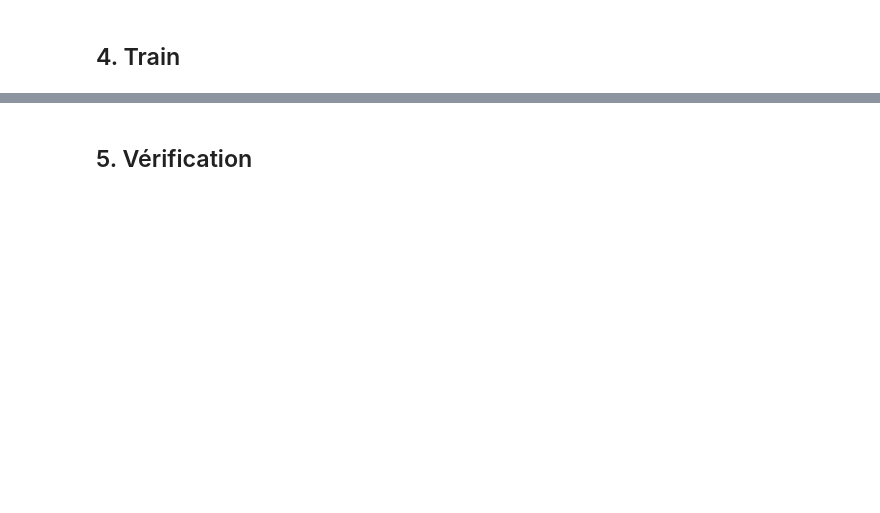
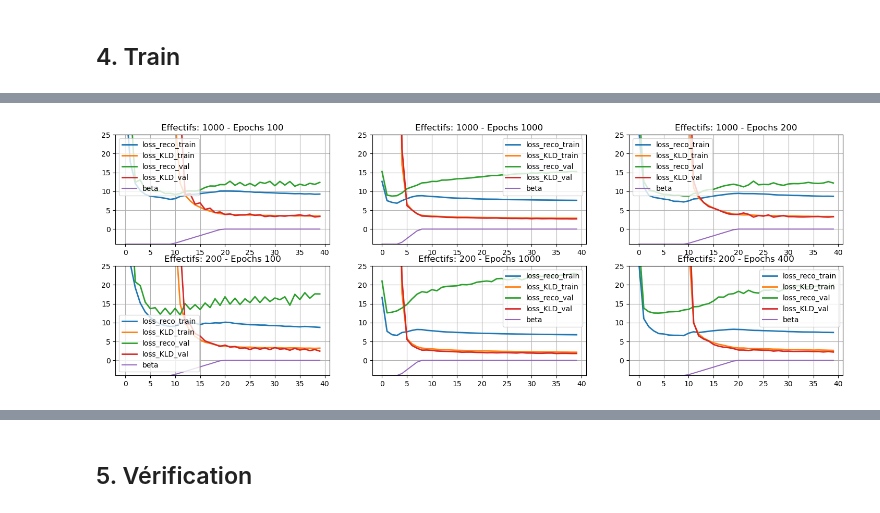
Before and after one commit to 77Michaux/VAE-HBN-MNIST, a Jupyter notebook: 01 - Train VAE.ipynb, the cells around one changed output, grey strips where cells are left out. Saved outputs shown, nothing was run; the diff lists cells and outputs as text; code cells hidden in the pictures; blank space fills up the shorter version.

```diff
--- a/01 - Train VAE.ipynb
+++ b/01 - Train VAE.ipynb
@@ -44,11 +42,2 @@ X_train.shape, X_val.shape
 # %% [output]
 ((60000, 1, 28, 28), (10000, 1, 28, 28))
-# %%
-path = r"datas/rt-mnist.npz"
-keys = ["masks"] # , "MUS", "STDS"
-M = None
-with np.load(path) as f:
-    M = [f[k] for k in keys]
-
-M = M[0]
-M.shape
@@ -337,0 +267,37 @@ global_path
+# %%
+results_rep = f"results\\VAE\\D_{D}-beta_{beta}-eff_{200}-epoch_{400}"
+AVG_loss = pd.read_csv(results_rep + "\\loss.csv")
+Val_loss = pd.read_csv(results_rep + "\\validation_loss.csv")
+learning_rates = pd.read_csv(results_rep + "\\learning_rate.csv")
+# %%
+reps = os.listdir(f"results\\VAE")[:-2]
+fig = plt.figure(len(reps), figsize = (18, 6))
+
+for r, rep in enumerate(reps) :
+    ef, ep = [int(e.split("_")[-1]) for e in rep.split("-")[-2:]]
+    results_rep = f"results\\VAE\\D_{D}-beta_{beta}-eff_{ef}-epoch_{ep}"
+
+    AVG_loss = pd.read_csv(results_rep + "\\loss.csv")
+    Val_loss = pd.read_csv(results_rep + "\\validation_loss.csv")
+    learning_rates = pd.read_csv(results_rep + "\\learning_rate.csv")
+
+    length = np.prod(np.array(AVG_loss).shape)
+    length_2 = np.prod(np.array(Val_loss).shape)
+    n = 40
+    idx = 0
+
+    plt.subplot(2, 3, r+1)
+    a_range = np.arange(idx, n)
+    a_train = np.array(AVG_loss).reshape(n, length//(n*3), 3).mean(axis = 1)[:, 1:]
+    a_val = np.array(Val_loss).reshape(n, length_2//(n*3), 3).mean(axis = 1)[:, 1:]
+    a2 = np.array(learning_rates)[:, -1:].reshape(n, length//(n*3), 1).mean(axis = 1) *4 -4
+    plt.plot(a_range, a_train[idx:], linewidth = 2)
+    plt.plot(a_range, a_val[idx:], linewidth = 2)
+    plt.plot(a_range, a2[idx:])
+    plt.title(f"Effectifs: {ef} - Epochs {ep}")
+    plt.grid()
+
+    plt.ylim((-4, 25))
+    plt.legend([s+"_train" for s in str_loss_colnames[1:]] + [s+"_val" for s in str_loss_colnames[1:]] + ["beta"])
+# %% [output]
+[figure, added]
```
Also changed, not shown: parts of 57 cells of this notebook, 36 other files.
